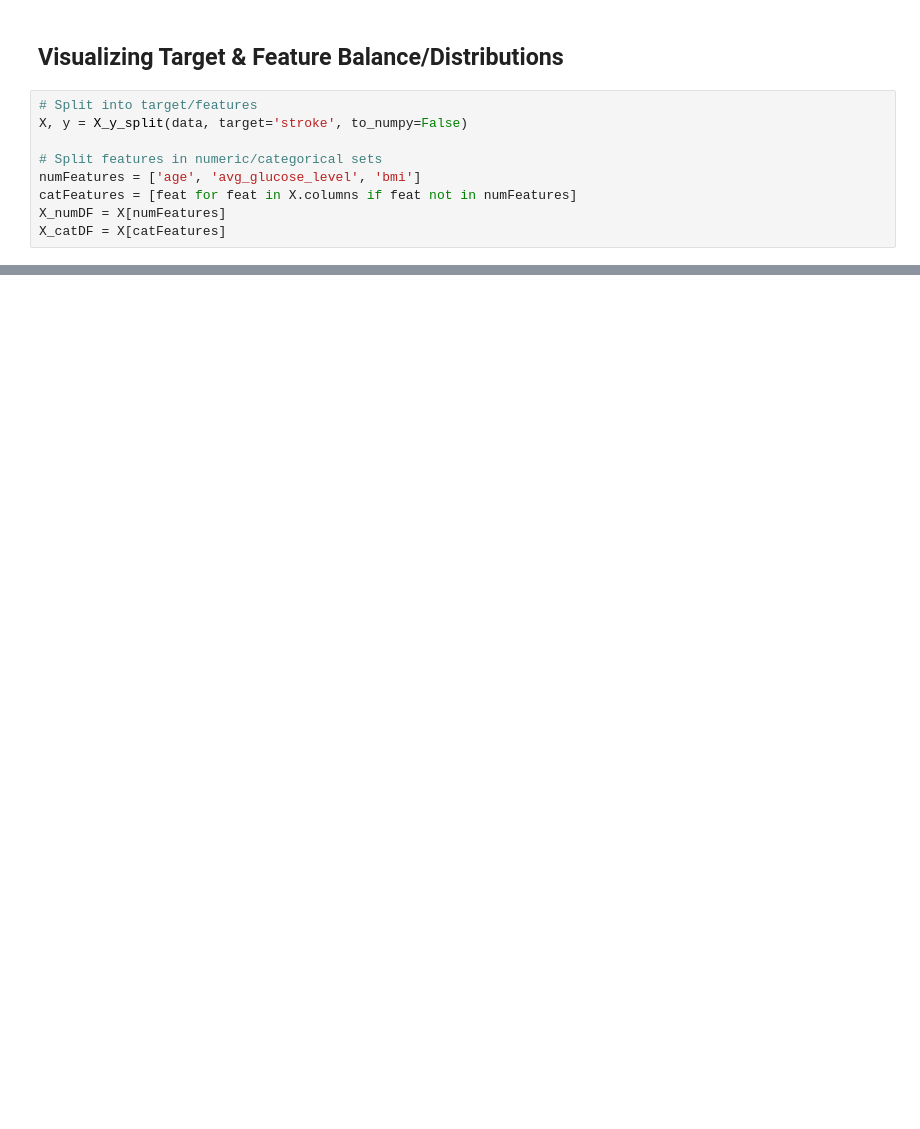
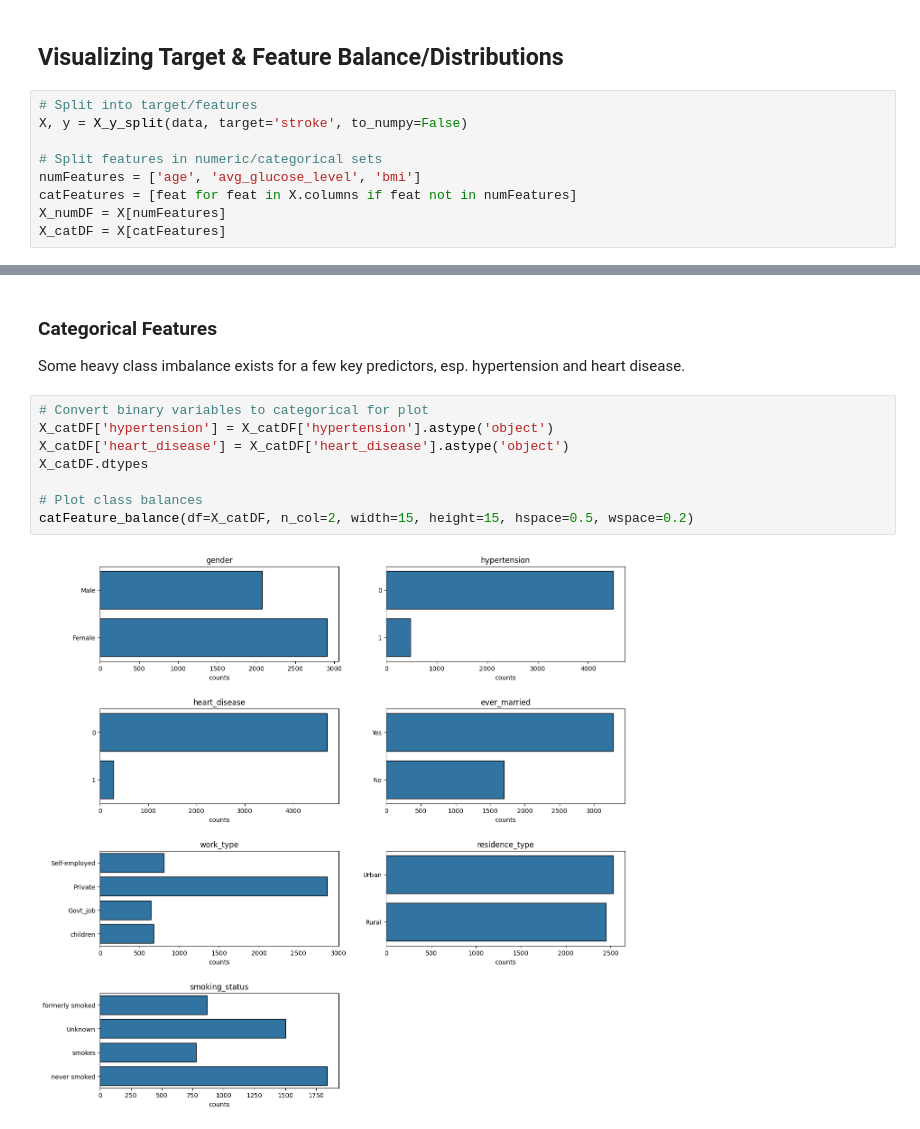
Before and after one commit to BrentonGraham/biomedical-ml-anschutz, a Jupyter notebook: 4. Classification & Model Selection/Classification&ModelSelection.ipynb, the cells around one changed output, grey strips where cells are left out. Drawn from its saved outputs; the diff is of its cells as text; blank space fills up the shorter version.

```diff
--- a/4. Classification & Model Selection/Classification&ModelSelection.ipynb
+++ b/4. Classification & Model Selection/Classification&ModelSelection.ipynb
@@ -139,0 +275,14 @@ X_catDF = X[catFeatures]
+# %% [markdown]
+### Categorical Features
+
+Some heavy class imbalance exists for a few key predictors, esp. hypertension and heart disease.
+# %%
+# Convert binary variables to categorical for plot
+X_catDF['hypertension'] = X_catDF['hypertension'].astype('object')
+X_catDF['heart_disease'] = X_catDF['heart_disease'].astype('object')
+X_catDF.dtypes
+
+# Plot class balances
+catFeature_balance(df=X_catDF, n_col=2, width=15, height=15, hspace=0.5, wspace=0.2)
+# %% [output]
+[figure, added]
```
Also changed, not shown: parts of 30 cells of this notebook, 1 other file.
